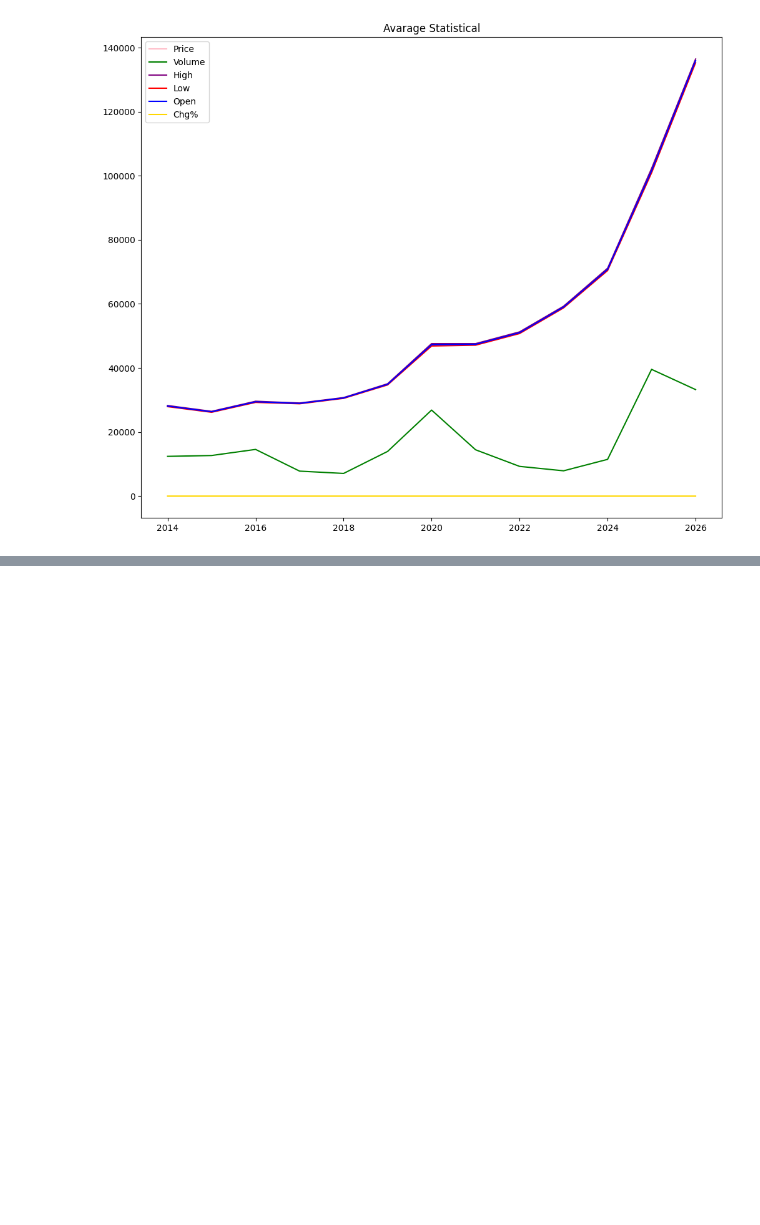
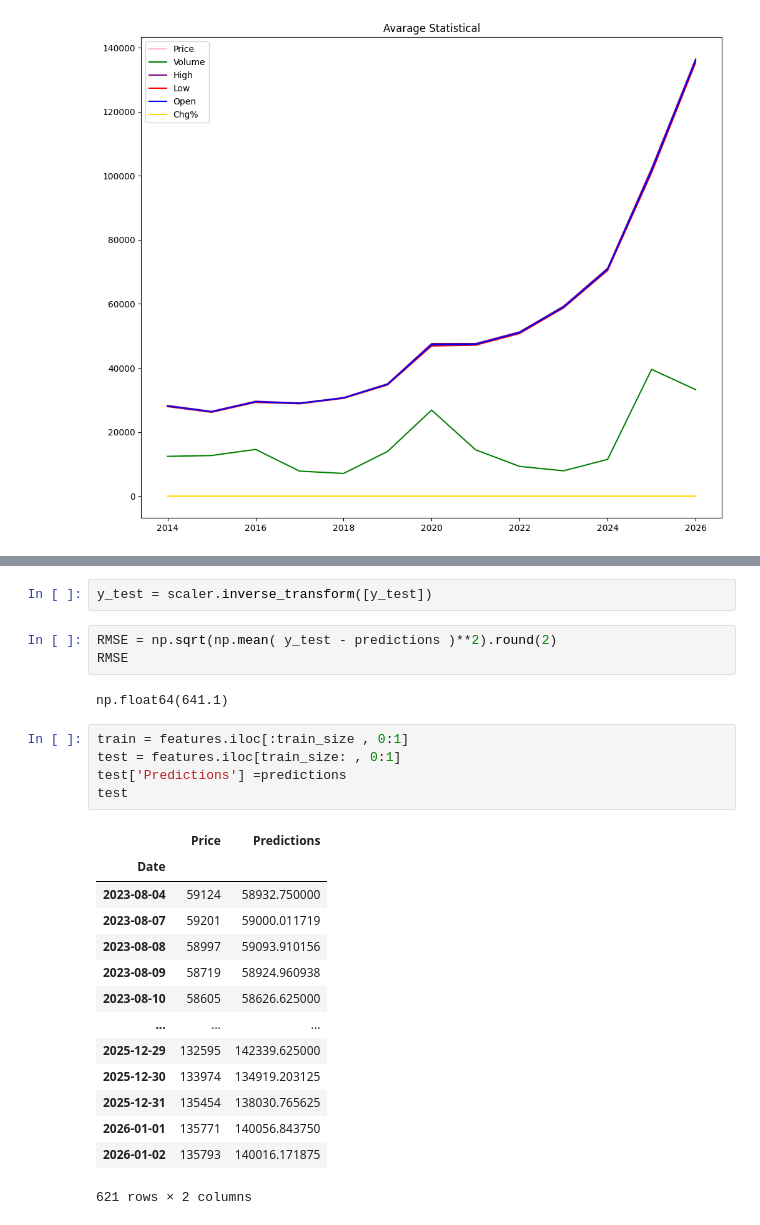
Before and after one commit to sankajithdjinasena/GoldPriceForecasting, a Jupyter notebook: Forecasting.ipynb, the cells around one changed output, grey strips where cells are left out. Saved outputs shown, nothing was run; the diff lists cells and outputs as text; blank space fills up the shorter version.

```diff
--- a/Forecasting.ipynb
+++ b/Forecasting.ipynb
@@ -218,0 +369,27 @@ plt.show()
+# %%
+y_test = scaler.inverse_transform([y_test])
+# %%
+RMSE = np.sqrt(np.mean( y_test - predictions )**2).round(2)
+RMSE
+# %% [output]
+np.float64(641.1)
+# %%
+train = features.iloc[:train_size , 0:1]
+test = features.iloc[train_size: , 0:1]
+test['Predictions'] =predictions
+test
+# %% [output]
+|  | Price | Predictions |
+| Date |  |  |
+| 2023-08-04 | 59124 | 58932.750000 |
+| 2023-08-07 | 59201 | 59000.011719 |
+| 2023-08-08 | 58997 | 59093.910156 |
+| 2023-08-09 | 58719 | 58924.960938 |
+| 2023-08-10 | 58605 | 58626.625000 |
+| ... | ... | ... |
+| 2025-12-29 | 132595 | 142339.625000 |
+| 2025-12-30 | 133974 | 134919.203125 |
+| 2025-12-31 | 135454 | 138030.765625 |
+| 2026-01-01 | 135771 | 140056.843750 |
+| 2026-01-02 | 135793 | 140016.171875 |
+621 rows × 2 columns
```
Also changed, not shown: parts of 25 cells of this notebook.
